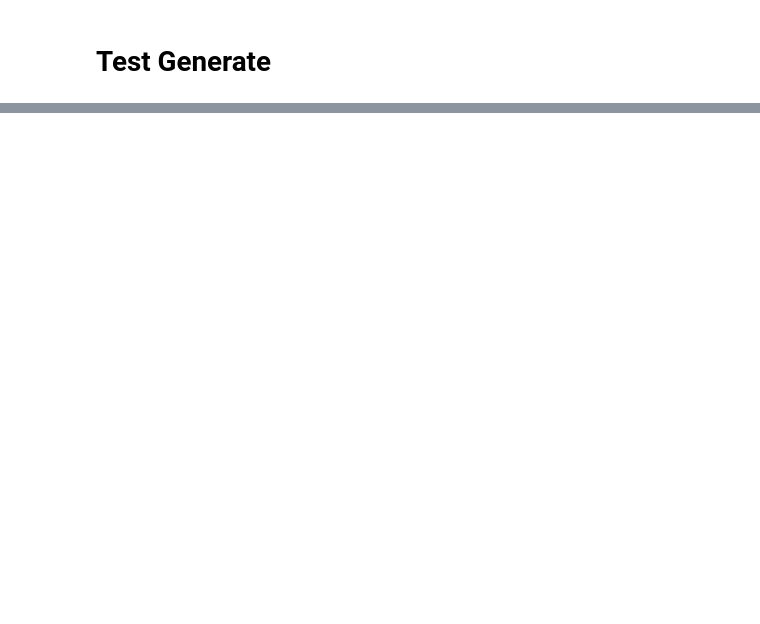
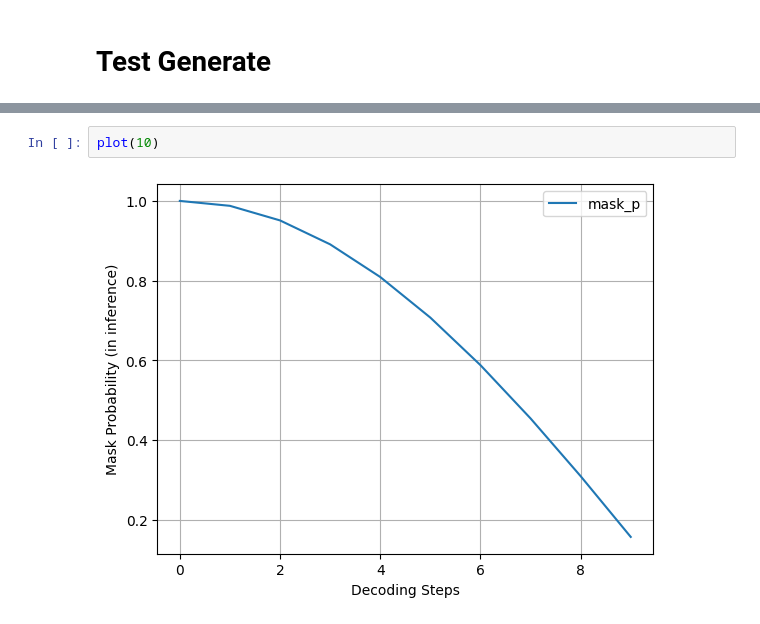
Before and after one commit to VachanVY/MAGNeT, a Jupyter notebook: magnet_test.ipynb, the cells around one changed output, grey strips where cells are left out. Saved outputs shown, nothing was run; the diff lists cells and outputs as text; blank space fills up the shorter version.

```diff
--- a/magnet_test.ipynb
+++ b/magnet_test.ipynb
@@ -279,0 +358,4 @@ Playing WAVE '/tmp/tmpjwue23vm.wav' : Float 32 bit Little Endian, Rate 16000 Hz,
+# %%
+plot(10)
+# %% [output]
+[figure, added]
```
Also changed, not shown: parts of 23 cells of this notebook, 7 other files.
